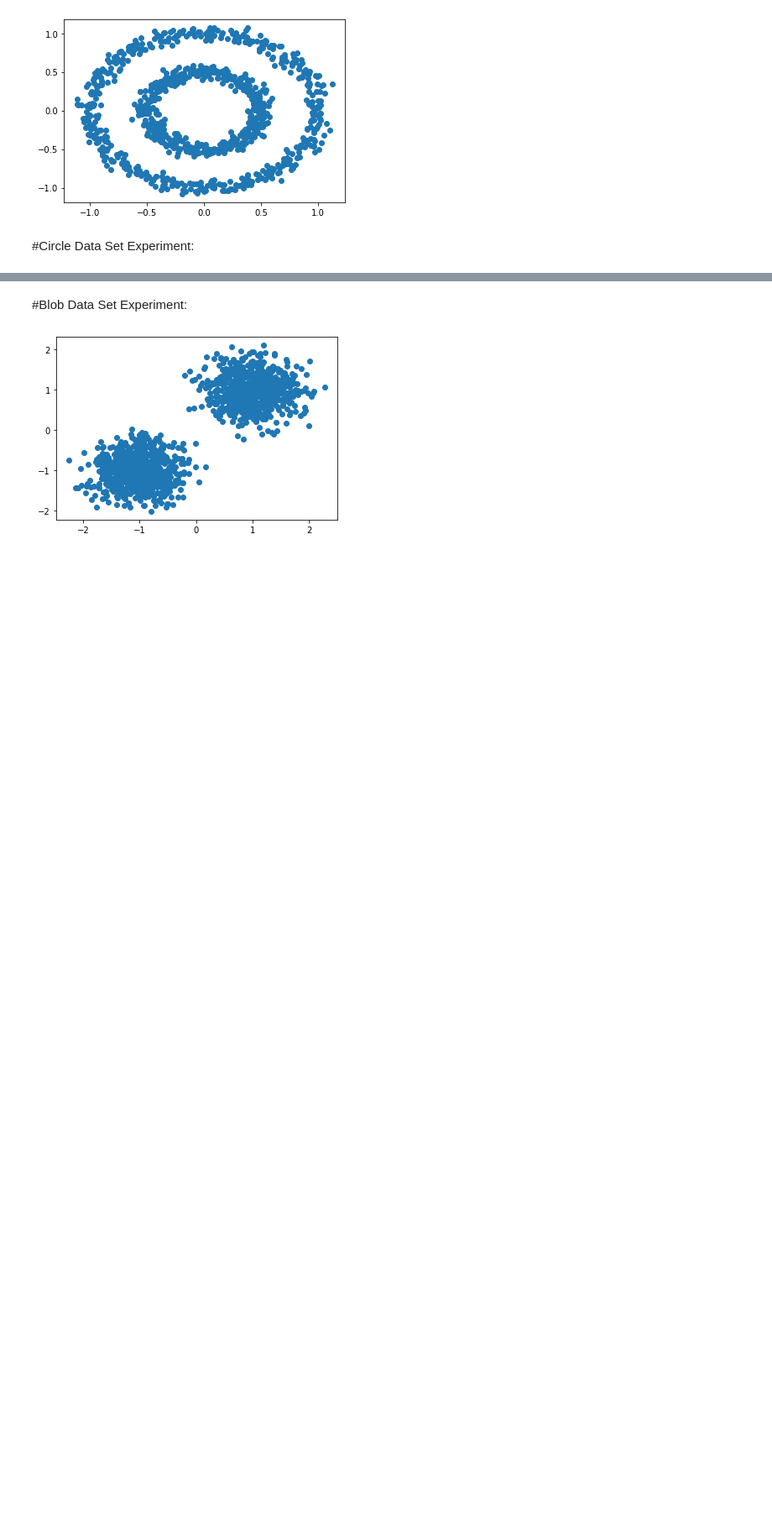
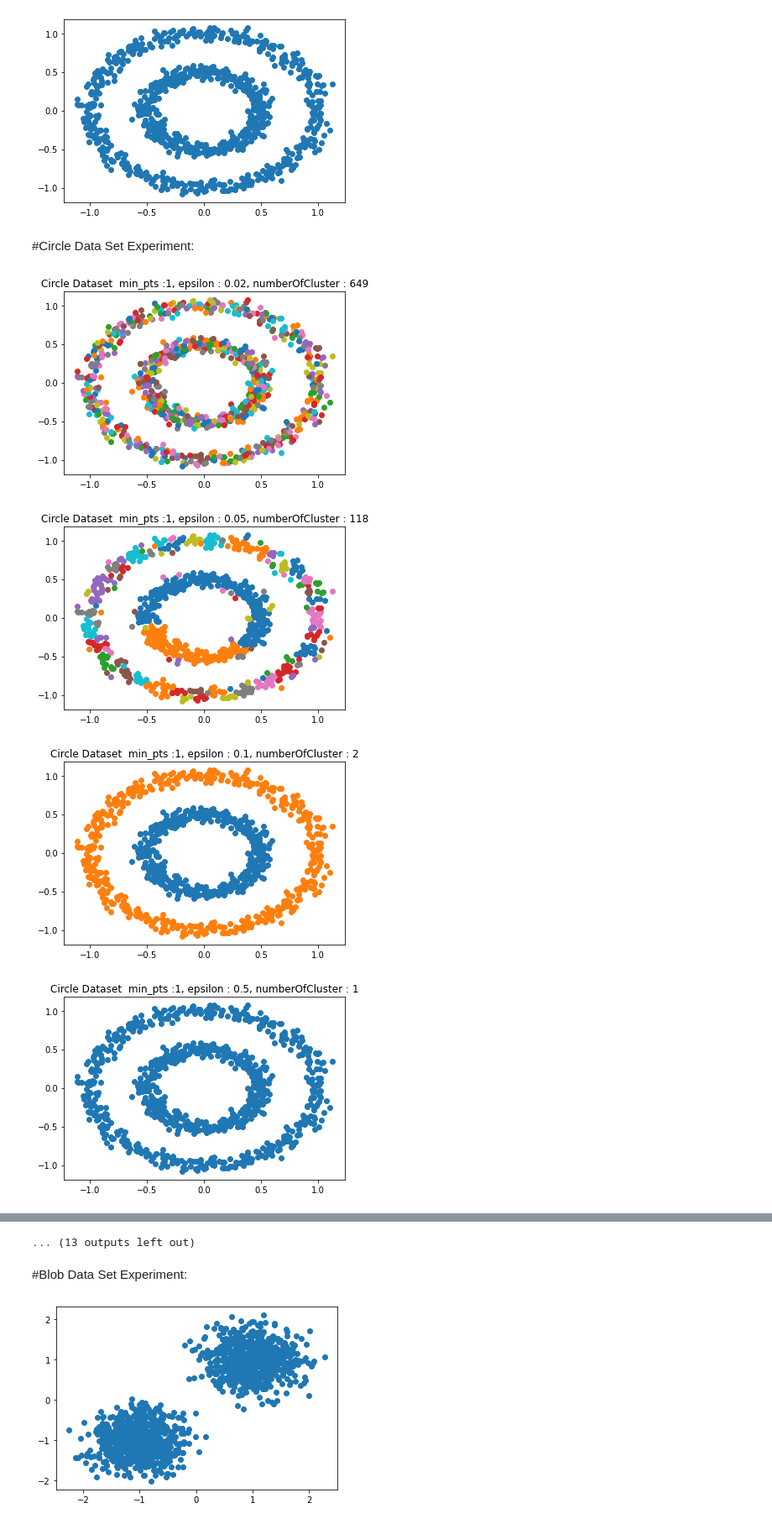
Before and after one commit to cr21/Unsupervised-Machine-Learning-Clustering, a Jupyter notebook: DensityClusters.ipynb, the cells around one changed output, grey strips where cells are left out. Shown at 84% size. Drawn from its saved outputs; the diff is of its cells as text; code cells hidden in the pictures; blank space fills up the shorter version.

```diff
--- a/DensityClusters.ipynb
+++ b/DensityClusters.ipynb
@@ -204,18 +204,23 @@ def generateDataSet(points, data, epsilon, filename):
 # %%
 # db scan on Circle data set
 EpsilonList = [0.02,0.05,0.1,0.5,1]
 minPts = [1,2,3,4,5]
 for min_pts in minPts:
   for epsilon in EpsilonList:
 
     circleDataset = generateDataSet(points, data, epsilon,"processedCircle.csv")
 
     #  load file
     circlePoints, circleNeighList, numpyData = loadFile("processedCircle.csv")
 
     #  run DBScan to get clusters indexes
-    circleClusterIdx = runDBScan(circlePoints, circleNeighList, min_pts, epsilon)
+    circleClusterIdx, counter = runDBScan(circlePoints, circleNeighList, min_pts, epsilon)
     # get cluster points form indexes
     circleClusterPoints = getClusterPointsfromIndex(circleClusterIdx, circlePoints)
     # plot the cluster
-    plotClusters(circleClusterPoints, f"Circle Dataset  min_pts :{ min_pts}, epsilon : {epsilon}")
+    plotClusters(circleClusterPoints, f"Circle Dataset  min_pts :{ min_pts}, epsilon : {epsilon}, numberOfCluster : {counter}")
+# %% [output]
+[figure, added]
+[figure, added]
+[figure, added]
+[figure, added]
@@ -222,3 +235,4 @@ for min_pts in minPts:
+... (13 outputs left out)
 # %% [markdown]
 #Blob Data Set Experiment:
 # %%
```
Also changed, not shown: parts of 7 cells of this notebook.
